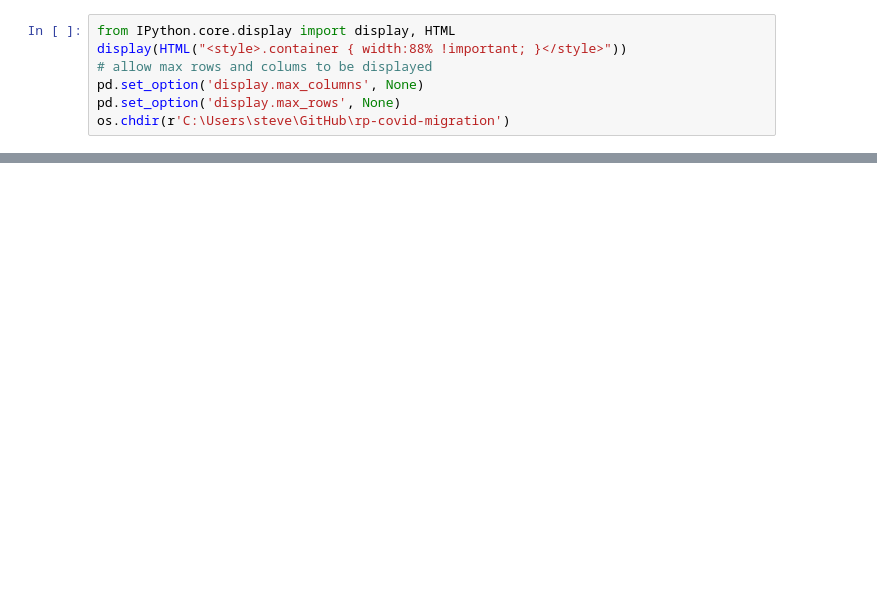
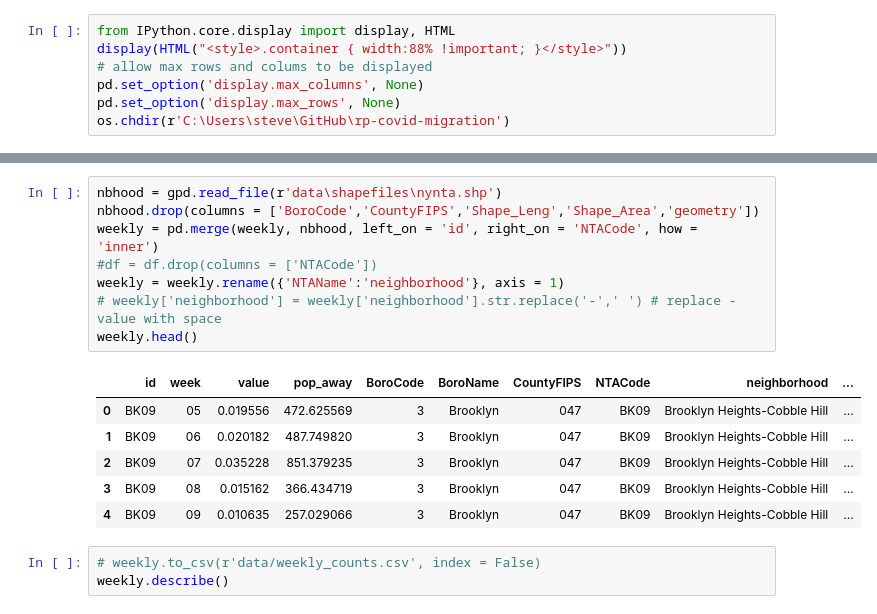
Before and after one commit to stevennac3/rp-covid-migration, a Jupyter notebook: notebooks/Viz/Quant_week_away.ipynb, the cells around one changed output, grey strips where cells are left out. Cells and saved outputs as stored; diff of their text form; blank space fills up the shorter version.

```diff
--- a/notebooks/Viz/Quant_week_away.ipynb
+++ b/notebooks/Viz/Quant_week_away.ipynb
@@ -86,0 +98,18 @@ weekly.head(13)
+# %%
+nbhood = gpd.read_file(r'data\shapefiles\nynta.shp')
+nbhood.drop(columns = ['BoroCode','CountyFIPS','Shape_Leng','Shape_Area','geometry'])
+weekly = pd.merge(weekly, nbhood, left_on = 'id', right_on = 'NTACode', how = 'inner')
+#df = df.drop(columns = ['NTACode'])
+weekly = weekly.rename({'NTAName':'neighborhood'}, axis = 1)
+# weekly['neighborhood'] = weekly['neighborhood'].str.replace('-',' ') # replace - value with space
+weekly.head()
+# %% [output]
+|  | id | week | value | pop_away | BoroCode | BoroName | CountyFIPS | NTACode | neighborhood | ... |
+| 0 | BK09 | 05 | 0.019556 | 472.625569 | 3 | Brooklyn | 047 | BK09 | Brooklyn Heights-Cobble Hill | ... |
+| 1 | BK09 | 06 | 0.020182 | 487.749820 | 3 | Brooklyn | 047 | BK09 | Brooklyn Heights-Cobble Hill | ... |
+| 2 | BK09 | 07 | 0.035228 | 851.379235 | 3 | Brooklyn | 047 | BK09 | Brooklyn Heights-Cobble Hill | ... |
+| 3 | BK09 | 08 | 0.015162 | 366.434719 | 3 | Brooklyn | 047 | BK09 | Brooklyn Heights-Cobble Hill | ... |
+| 4 | BK09 | 09 | 0.010635 | 257.029066 | 3 | Brooklyn | 047 | BK09 | Brooklyn Heights-Cobble Hill | ... |
+# %%
+# weekly.to_csv(r'data/weekly_counts.csv', index = False)
+weekly.describe()
```
Also changed, not shown: parts of 14 cells of this notebook, 12 other files.
